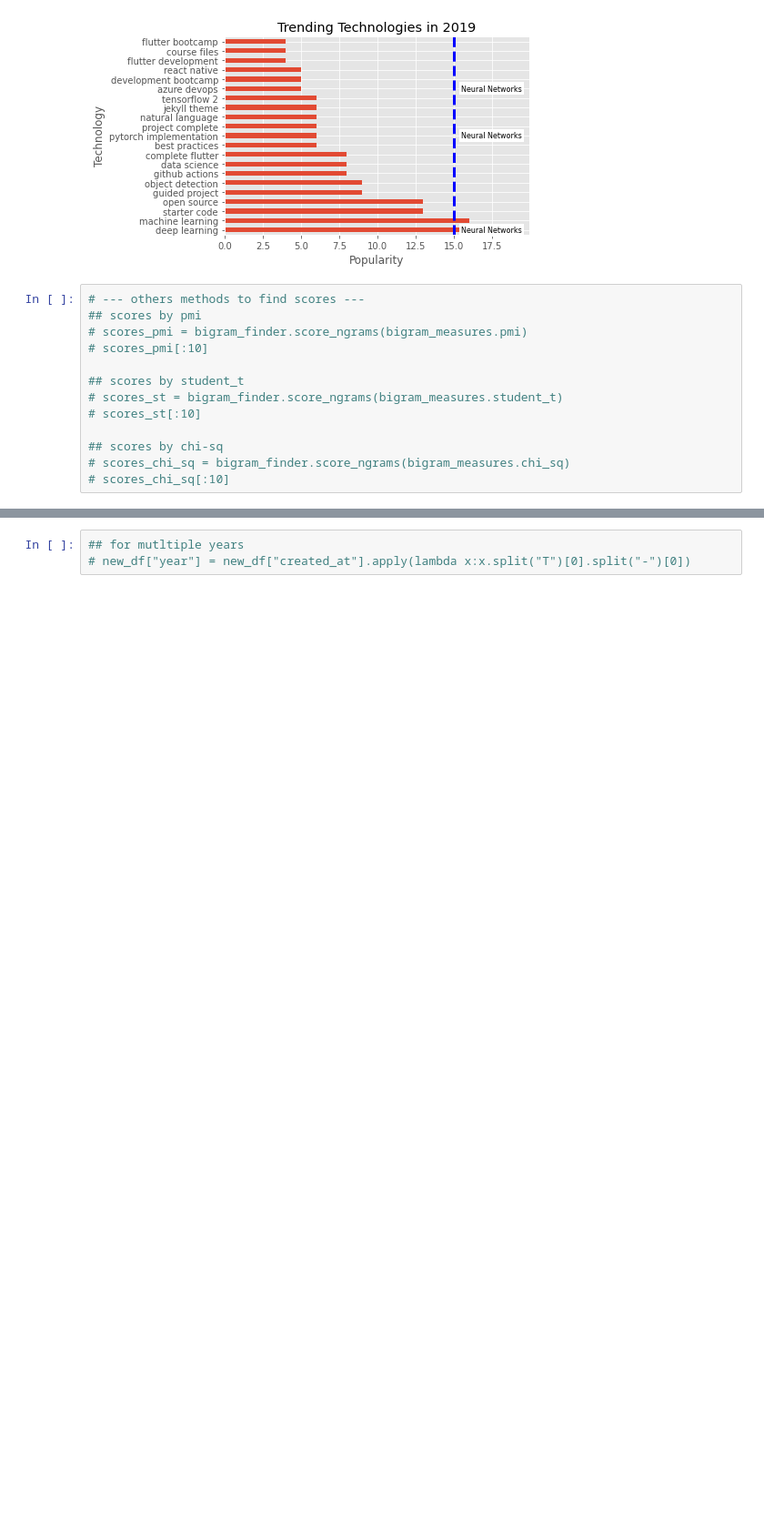
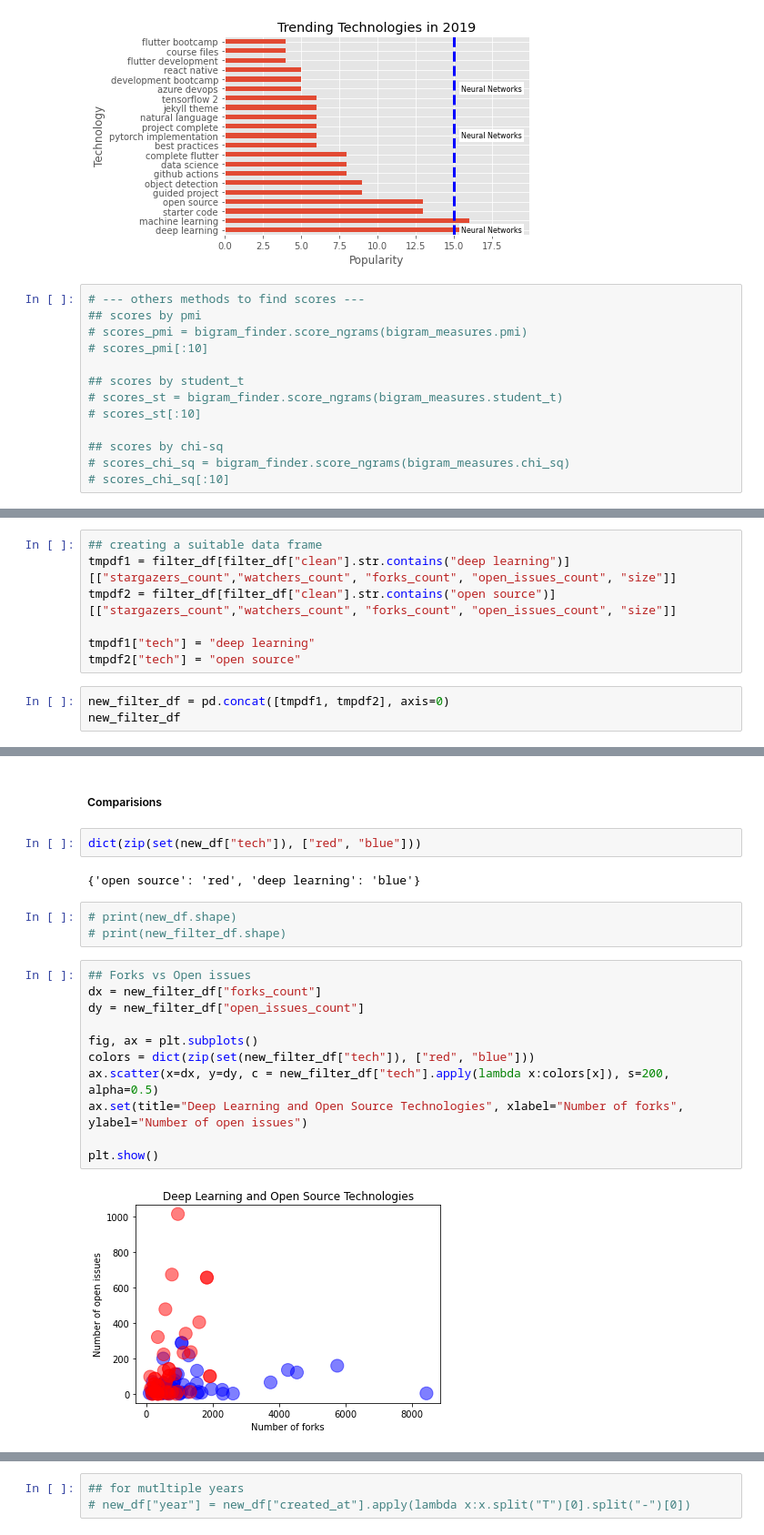
Before and after one commit to 3D-soul/MySocialMediaAnalytics, a Jupyter notebook: Python/Trnd-Mning-GH.ipynb, the cells around one changed output, grey strips where cells are left out. Shown: that part at 91% size. Drawn from its saved outputs; the diff is of its cells as text; blank space fills up the shorter version.

```diff
--- a/Python/Trnd-Mning-GH.ipynb
+++ b/Python/Trnd-Mning-GH.ipynb
@@ -500,0 +786,10 @@ for q in qs:
+# %%
+## creating a suitable data frame
+tmpdf1 = filter_df[filter_df["clean"].str.contains("deep learning")][["stargazers_count","watchers_count", "forks_count", "open_issues_count", "size"]]
+tmpdf2 = filter_df[filter_df["clean"].str.contains("open source")][["stargazers_count","watchers_count", "forks_count", "open_issues_count", "size"]]
+
+tmpdf1["tech"] = "deep learning"
+tmpdf2["tech"] = "open source"
+# %%
+new_filter_df = pd.concat([tmpdf1, tmpdf2], axis=0)
+new_filter_df
@@ -500,0 +833,22 @@ for q in qs:
+# %% [markdown]
+##### Comparisions
+# %%
+dict(zip(set(new_df["tech"]), ["red", "blue"]))
+# %% [output]
+{'open source': 'red', 'deep learning': 'blue'}
+# %%
+# print(new_df.shape)
+# print(new_filter_df.shape)
+# %%
+## Forks vs Open issues
+dx = new_filter_df["forks_count"]
+dy = new_filter_df["open_issues_count"]
+
+fig, ax = plt.subplots()
+colors = dict(zip(set(new_filter_df["tech"]), ["red", "blue"]))
+ax.scatter(x=dx, y=dy, c = new_filter_df["tech"].apply(lambda x:colors[x]), s=200, alpha=0.5)
+ax.set(title="Deep Learning and Open Source Technologies", xlabel="Number of forks", ylabel="Number of open issues")
+
+plt.show()
+# %% [output]
+[figure, added]
```
Also changed, not shown: parts of 51 cells of this notebook.
